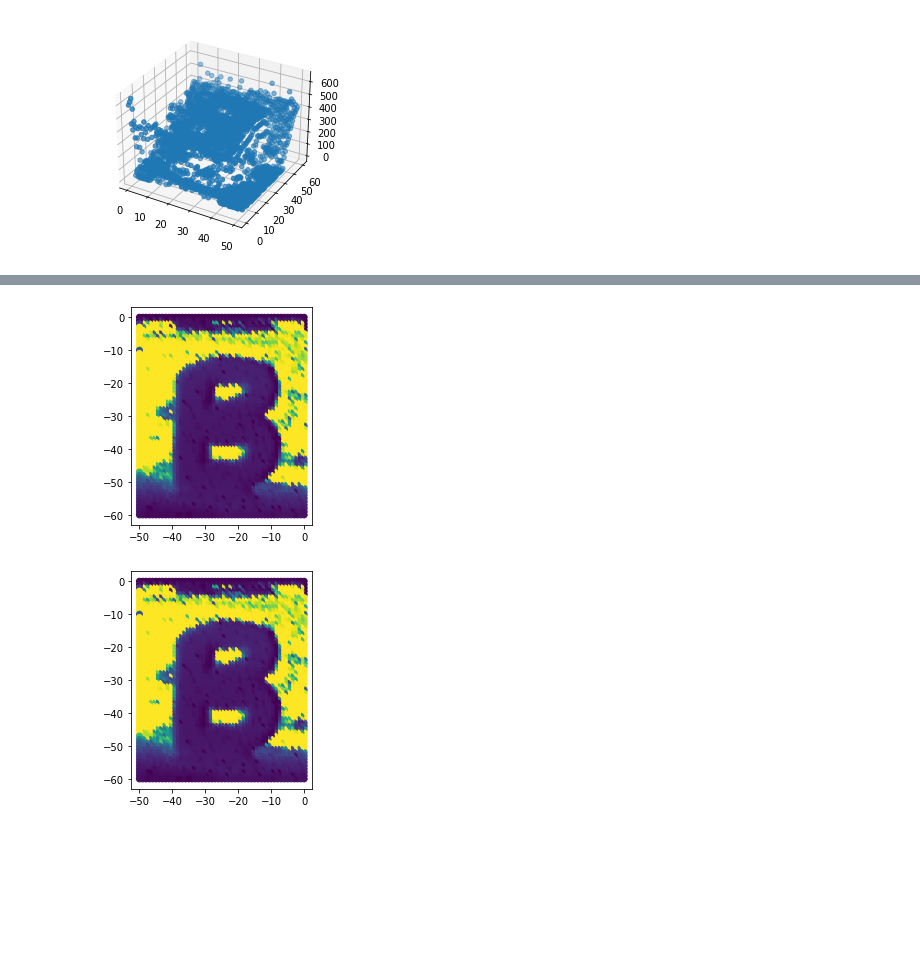
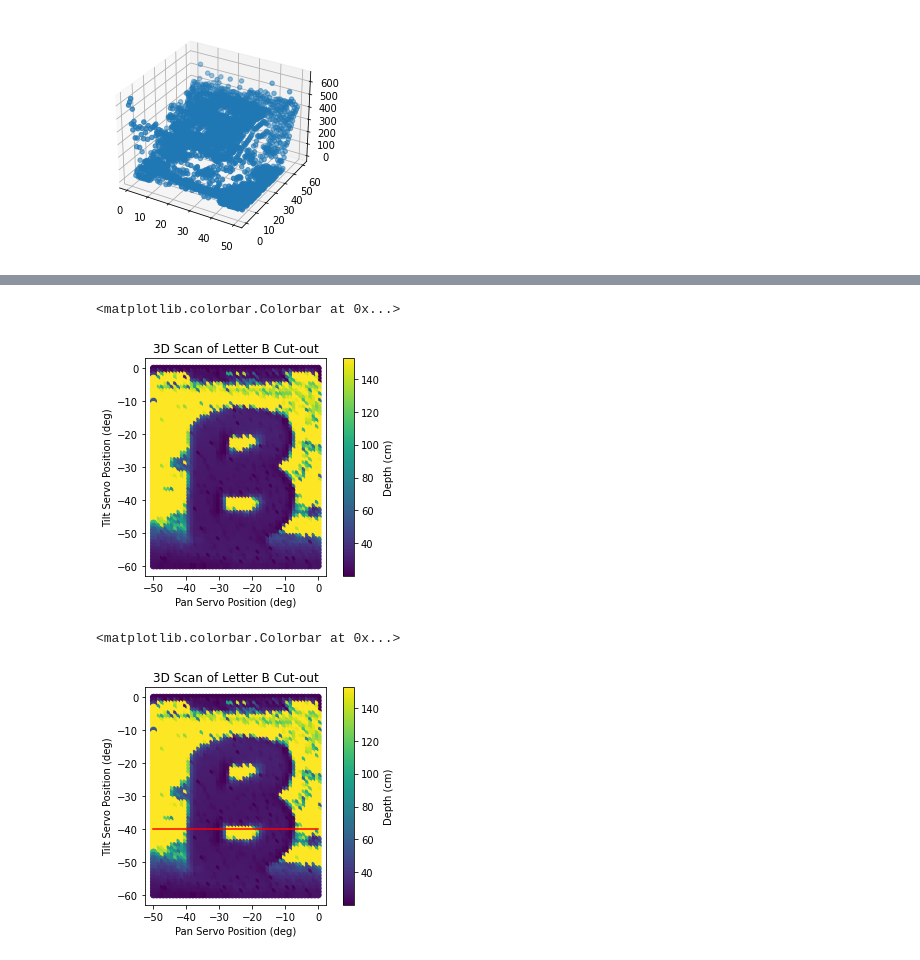
Before and after one commit to julesbrettle/3D_Scanner, a Jupyter notebook: 3d_scanner_jupyter.ipynb, the cells around one changed output, grey strips where cells are left out. Cells and saved outputs as stored; diff of their text form; code cells hidden in the pictures; blank space fills up the shorter version.

Commit message:
Make and export plots

```diff
--- a/3d_scanner_jupyter.ipynb
+++ b/3d_scanner_jupyter.ipynb
@@ -111,10 +111,9 @@ ax.scatter3D(ptsrNP[:,0], ptsrNP[:,1], ptsrNP[:,2])
 <mpl_toolkits.mplot3d.art3d.Path3DCollection at 0x...>
 [figure]
 # %%
-dsNP = np.load("calibration_data_0.npy")
-dsTestNP = np.load("calibration_data_test.npy")
+dsNP = np.load("calibration_data_1.npy")
 
-dsNP = np.array(ds)
+
 print(dsNP)
 
 c = np.polyfit(dsNP[:,1],dsNP[:,0],6)
@@ -148,6 +147,8 @@ print(ptsrNP)
 
 fig = plt.figure()
 ax = plt.axes()
-plt.plot(dsNP[:,0],dsNP[:,1], 'o', p(xp),xp, '-',ptsrNP[:,3],ptsrNP[:,2],'.')
+plt.plot(ptsrNP[:,3],ptsrNP[:,2],'y.', p(xp),xp, 'k--',dsNP[:,0],dsNP[:,1], 'bo')
+ax.set_xlabel("Measured Distance (cm)")
+ax.set_ylabel("Distance Sensor Analog Reading")
 # %% [output]
 [[ 20.32 460.  ]
@@ -174,10 +265,15 @@ plt.plot(dsNP[:,0],dsNP[:,1], 'o', p(xp),xp, '-',ptsrNP[:,3],ptsrNP[:,2],'.')
 # %%
 fig = plt.figure()
 ax = plt.axes()
 plt.scatter(-ptsrNP[:,0],-ptsrNP[:,1],s=None,c=ptsrNP[:,3])
 ax.set_aspect('equal', 'box')
+ax.set_xlabel("Pan Servo Position (deg)")
+ax.set_ylabel("Tilt Servo Position (deg)")
+ax.set_title('3D Scan of Letter B Cut-out')
+plt.colorbar(label="Depth (cm)")
 # %% [output]
+<matplotlib.colorbar.Colorbar at 0x...>
-[figure, old version]
+[figure, new version]
 # %%
 # np.save("scan2",ptsrNP)
 # %%
@@ -185,6 +281,12 @@ ptsrNP_loaded = np.load("scan2.npy")
 fig = plt.figure()
 ax = plt.axes()
 plt.scatter(-ptsrNP[:,0],-ptsrNP[:,1],s=None,c=ptsrNP[:,3])
+plt.plot([-50,0],[-40,-40],'r-')
 ax.set_aspect('equal', 'box')
+ax.set_xlabel("Pan Servo Position (deg)")
+ax.set_ylabel("Tilt Servo Position (deg)")
+ax.set_title('3D Scan of Letter B Cut-out')
+plt.colorbar(label="Depth (cm)")
 # %% [output]
+<matplotlib.colorbar.Colorbar at 0x...>
-[figure, old version]
+[figure, new version]
```
Also changed, not shown: parts of 4 cells of this notebook, 18 other files.
